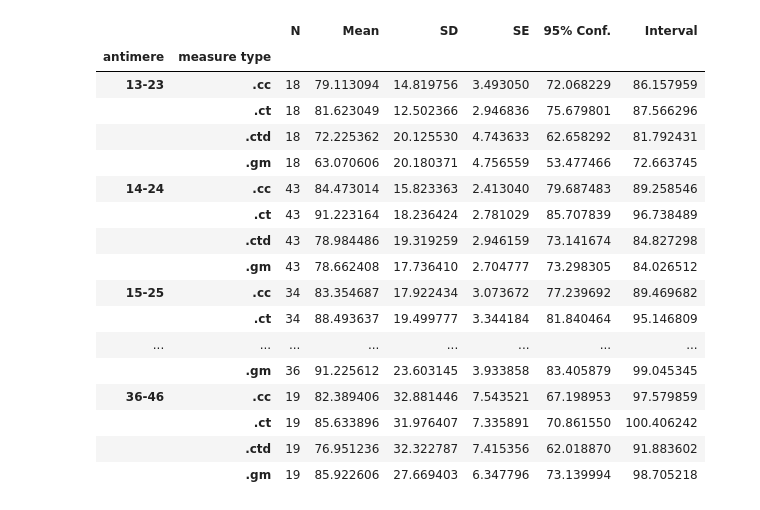
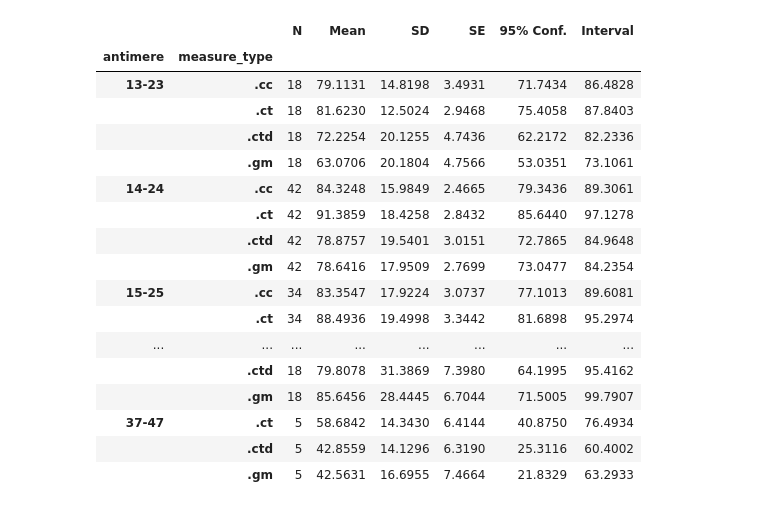
Before and after one commit to richard-tien/PROJ174, a Jupyter notebook: box-plots.ipynb, the cells around one changed output. Drawn from its saved outputs; the diff is of its cells as text; code cells hidden in the pictures.

```diff
--- a/box-plots.ipynb
+++ b/box-plots.ipynb
@@ -117,3 +119,6 @@ for measure_type in MEASURE_TYPES:
+# %%
+amDf = get_antimere_df(df, '13-23.ctd %acc', 3, 'LD30', True).head()
+amDf2 = get_antimere_df(df, '13-23.ct %acc', 3, 'LD30', True).head()
 # %%
 def multi_measures_grouped_boxplot(df, threshold, material, constant_n_obs=True):
     '''Grouped Boxplot: %Accuracy vs Antimere grouped by material (LD30 vs EX30), for a given measure_type;
@@ -121,9 +126,9 @@ def multi_measures_grouped_boxplot(df, threshold, material, constant_n_obs=True)
     Also outputs .PDF of data.'''
 
     # sns.set('poster', font_scale=1.1)
-    sns.set('poster', style='white', font_scale=1.1)
+    sns.set_theme('paper', style='white', font_scale=0.9)
 
-    newDf = pd.DataFrame(columns = ['%acc', 'antimere', 'measure type'])
+    newDf = pd.DataFrame(columns = ['%acc', 'antimere', 'measure_type'])
 
     for measure_type in MEASURE_TYPES:
         for i, j in zip([1, 3], [2, 4]):
@@ -132,7 +137,7 @@ def multi_measures_grouped_boxplot(df, threshold, material, constant_n_obs=True)
             ######## CHANGE THIS IF U WANT TO INCLUDE 7s
             ######## for toothNum in range(3, 8):
 
-            for toothNum in range(3, 7):
+            for toothNum in range(3, 8):
 
                 if measure_type == '.cc' and toothNum == 7:
                     continue
@@ -141,7 +146,7 @@ def multi_measures_grouped_boxplot(df, threshold, material, constant_n_obs=True)
                 full_antimere = '%s%s-%s%s%s %%acc' % (i, toothNum, j, toothNum, measure_type)
 
                 amDf = get_antimere_df(df, full_antimere, threshold, material, constant_n_obs)
-                newDf = pd.concat([newDf, amDf], ignore_index=True)
+                newDf = pd.concat([newDf, amDf], ignore_index=False, sort=False)
 
     mxArch = '13-23|14-24|15-25|16-26|17-27' #['13-23','14-24','15-25','16-26','17-27']
     mdArch = '33-43|34-44|35-45|36-46|37-47' #['33-43','34-44','35-45','36-46','37-47']
@@ -164,7 +169,7 @@ def multi_measures_grouped_boxplot(df, threshold, material, constant_n_obs=True)
 
 
         sns.set_context(rc={'lines.markeredgewidth': 1.5}) ## This must be here else there are no marker edges
-        ax = sns.boxplot(x='antimere', y='%acc', hue='measure type', data=archDf, showmeans=True, color='#505050',
+        ax = sns.boxplot(x='antimere', y='%acc', hue='measure_type', data=archDf, showmeans=True, color='#505050',
                          meanprops={'marker':'D',"markerfacecolor":"w", 'markeredgecolor':'k'},
                          flierprops={'marker':'d', 'markerfacecolor':'grey', 'markeredgecolor':'grey'}
                         )
@@ -173,7 +178,7 @@ def multi_measures_grouped_boxplot(df, threshold, material, constant_n_obs=True)
         # Calculate number of obs & median to position labels
         medians = archDf.groupby(['antimere'])['%acc'].median().values
         nobs = archDf.groupby(['antimere'])['%acc'].count().values.tolist() # gives total n (i.e. n×4 for each measure_type or n×3 for 2nd molars)
-        nMeasures = archDf.groupby(['antimere'])['measure type'].nunique().tolist()
+        nMeasures = archDf.groupby(['antimere'])['measure_type'].nunique().tolist()
         nobs = [str(int(x/y)) for x, y in zip(nobs, nMeasures)]
         nobs = ["n: " + i for i in nobs]
         # Add it to the plot
@@ -200,27 +205,22 @@ def multi_measures_grouped_boxplot(df, threshold, material, constant_n_obs=True)
         new_labels = ['ClinCheck', 'Centroid', 'Cusp Tip', 'Ging. Margin']
         for t, l in zip(ax.legend().get_texts(), new_labels): t.set_text(l)
 
-        sns.plt.show()
+        plt.show()
 
         pp.savefig(f, bbox_inches="tight")
         pp.close()
 
-    archDf = pd.concat(archDfs, ignore_index=True)
+    archDf = pd.concat(archDfs, ignore_index=False, sort=False)
+    archDf['id'] = archDf.index
 
     # print whether ANOVA yields significant differences
     for antimere in ANTIMERES:
-        b = archDf[(archDf['measure type'] == '.ct') & (archDf['antimere'] == antimere)]['%acc']
-        c = archDf[(archDf['measure type'] == '.ctd') & (archDf['antimere'] == antimere)]['%acc']
-        d = archDf[(archDf['measure type'] == '.gm') & (archDf['antimere'] == antimere)]['%acc']
-        if '7' not in antimere:
-            a = archDf[(archDf['measure type'] == '.cc') & (archDf['antimere'] == antimere)]['%acc']
-            p = stats.f_oneway(a, b, c, d)[1]
-        else:
-            p = stats.f_oneway(b, c, d)[1]
-        if p < 0.05:
-            print('*Antimere: %s; ANOVA p: %s' % (antimere, p))
-        else:
-            print('Antimere: %s; ANOVA p: %s' % (antimere, p))
+
+        amDf = archDf[archDf['antimere'] == antimere]
+        aovrm = statsmodels.stats.anova.AnovaRM(amDf, '%acc', 'id', within=['measure_type'])
+        res = aovrm.fit()
+
+        print('Antimere: %s\n%s\n' % (antimere, res.anova_table))
 
     return archDf
 
@@ -253,26 +252,26 @@ Antimere: 37-47; ANOVA p: nan
 # %%
-table = rp.summary_cont(archDf.groupby(['antimere', 'measure type'])['%acc'])
+table = rp.summary_cont(archDf.groupby(['antimere', 'measure_type'])['%acc'])
 table.to_csv(os.path.join(OUTPUT_DIR, 'tables/LD30-accuracies-%s.csv' % THRESHOLD))
 table
 # %% [output]
 |  |  | N | Mean | SD | SE | 95% Conf. | Interval |
-| antimere | measure type |  |  |  |  |  |  |
-| 13-23 | .cc | 18 | 79.113094 | 14.819756 | 3.493050 | 72.068229 | 86.157959 |
-|  | .ct | 18 | 81.623049 | 12.502366 | 2.946836 | 75.679801 | 87.566296 |
-|  | .ctd | 18 | 72.225362 | 20.125530 | 4.743633 | 62.658292 | 81.792431 |
-|  | .gm | 18 | 63.070606 | 20.180371 | 4.756559 | 53.477466 | 72.663745 |
-| 14-24 | .cc | 43 | 84.473014 | 15.823363 | 2.413040 | 79.687483 | 89.258546 |
-|  | .ct | 43 | 91.223164 | 18.236424 | 2.781029 | 85.707839 | 96.738489 |
-|  | .ctd | 43 | 78.984486 | 19.319259 | 2.946159 | 73.141674 | 84.827298 |
-|  | .gm | 43 | 78.662408 | 17.736410 | 2.704777 | 73.298305 | 84.026512 |
-| 15-25 | .cc | 34 | 83.354687 | 17.922434 | 3.073672 | 77.239692 | 89.469682 |
-|  | .ct | 34 | 88.493637 | 19.499777 | 3.344184 | 81.840464 | 95.146809 |
+| antimere | measure_type |  |  |  |  |  |  |
+| 13-23 | .cc | 18 | 79.1131 | 14.8198 | 3.4931 | 71.7434 | 86.4828 |
+|  | .ct | 18 | 81.6230 | 12.5024 | 2.9468 | 75.4058 | 87.8403 |
+|  | .ctd | 18 | 72.2254 | 20.1255 | 4.7436 | 62.2172 | 82.2336 |
+|  | .gm | 18 | 63.0706 | 20.1804 | 4.7566 | 53.0351 | 73.1061 |
+| 14-24 | .cc | 42 | 84.3248 | 15.9849 | 2.4665 | 79.3436 | 89.3061 |
+|  | .ct | 42 | 91.3859 | 18.4258 | 2.8432 | 85.6440 | 97.1278 |
+|  | .ctd | 42 | 78.8757 | 19.5401 | 3.0151 | 72.7865 | 84.9648 |
+|  | .gm | 42 | 78.6416 | 17.9509 | 2.7699 | 73.0477 | 84.2354 |
+| 15-25 | .cc | 34 | 83.3547 | 17.9224 | 3.0737 | 77.1013 | 89.6081 |
+|  | .ct | 34 | 88.4936 | 19.4998 | 3.3442 | 81.6898 | 95.2974 |
 | ... | ... | ... | ... | ... | ... | ... | ... |
-|  | .gm | 36 | 91.225612 | 23.603145 | 3.933858 | 83.405879 | 99.045345 |
-| 36-46 | .cc | 19 | 82.389406 | 32.881446 | 7.543521 | 67.198953 | 97.579859 |
-|  | .ct | 19 | 85.633896 | 31.976407 | 7.335891 | 70.861550 | 100.406242 |
-|  | .ctd | 19 | 76.951236 | 32.322787 | 7.415356 | 62.018870 | 91.883602 |
-|  | .gm | 19 | 85.922606 | 27.669403 | 6.347796 | 73.139994 | 98.705218 |
+|  | .ctd | 18 | 79.8078 | 31.3869 | 7.3980 | 64.1995 | 95.4162 |
+|  | .gm | 18 | 85.6456 | 28.4445 | 6.7044 | 71.5005 | 99.7907 |
+| 37-47 | .ct | 5 | 58.6842 | 14.3430 | 6.4144 | 40.8750 | 76.4934 |
+|  | .ctd | 5 | 42.8559 | 14.1296 | 6.3190 | 25.3116 | 60.4002 |
+|  | .gm | 5 | 42.5631 | 16.6955 | 7.4664 | 21.8329 | 63.2933 |
 # %%
 def LD30_vs_EX30_grouped_boxplot(df, measure_type, threshold, constant_n_obs=True):
     '''Grouped Boxplot: %Accuracy vs Antimere grouped by material (LD30 vs EX30), for a given measure_type;
```
Also changed, not shown: parts of 8 cells of this notebook.
